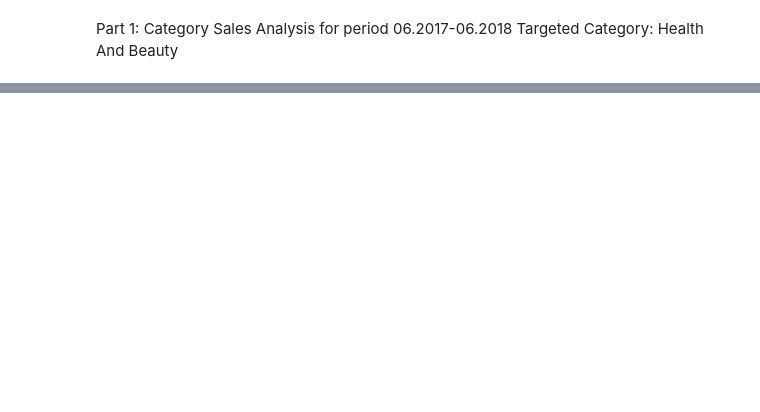
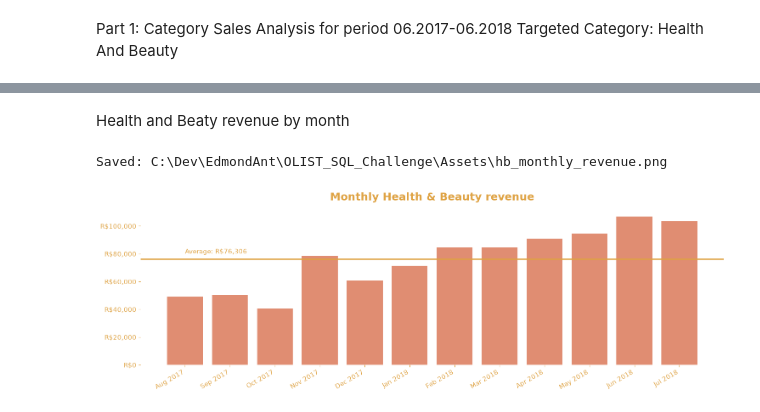
Before and after one commit to EdmondAnt/OLIST_Ecommerce_Sales_Analysis, a Jupyter notebook: Notebooks/Sales Category Analysis.ipynb, the cells around one changed output, grey strips where cells are left out. Cells and saved outputs as stored; diff of their text form; code cells hidden in the pictures; blank space fills up the shorter version.

```diff
--- a/Notebooks/Sales Category Analysis.ipynb
+++ b/Notebooks/Sales Category Analysis.ipynb
@@ -40,0 +130,23 @@ df_top_revenue
+# %% [markdown]
+Health and Beaty revenue by month
+# %%
+df_month = sql.load_sql_to_df(str(QUERIES_DIR/"SQL Revenue by Month.sql"), engine)
+df_month = clean.clean_category_names(df_month, CAT_NAME_COL, {"Health Beauty": "Health & Beauty"})
+df_hb = df_month[df_month[CAT_NAME_COL] == TARGET]
+
+
+avg_revenue = df_hb[GMV_COL].mean()
+
+fig, ax = plt.subplots()
+x = clean.style_month_axis(ax, df_hb["order_period"])
+ax.bar(x, df_hb[GMV_COL], color=OLIST_COLORS["coral_orange"], alpha=0.7)
+ax.axhline(avg_revenue, color = OLIST_COLORS["gold"], linewidth=2)
+ax.annotate(text=f"Average: R${avg_revenue:,.0f}", xy = (0, avg_revenue*1.05), color = OLIST_COLORS["gold"])
+ax.yaxis.set_major_formatter("R${x:,.0f}")
+ax.set_title(f"Monthly {TARGET} revenue")
+fig.tight_layout()
+clean.save_chart(fig, ASSETS_DIR/"hb_monthly_revenue.png")
+plt.show()
+# %% [output]
+Saved: C:\Dev\EdmondAnt\OLIST_SQL_Challenge\Assets\hb_monthly_revenue.png
+[figure, added]
```
Also changed, not shown: parts of 10 cells of this notebook, 19 other files.
